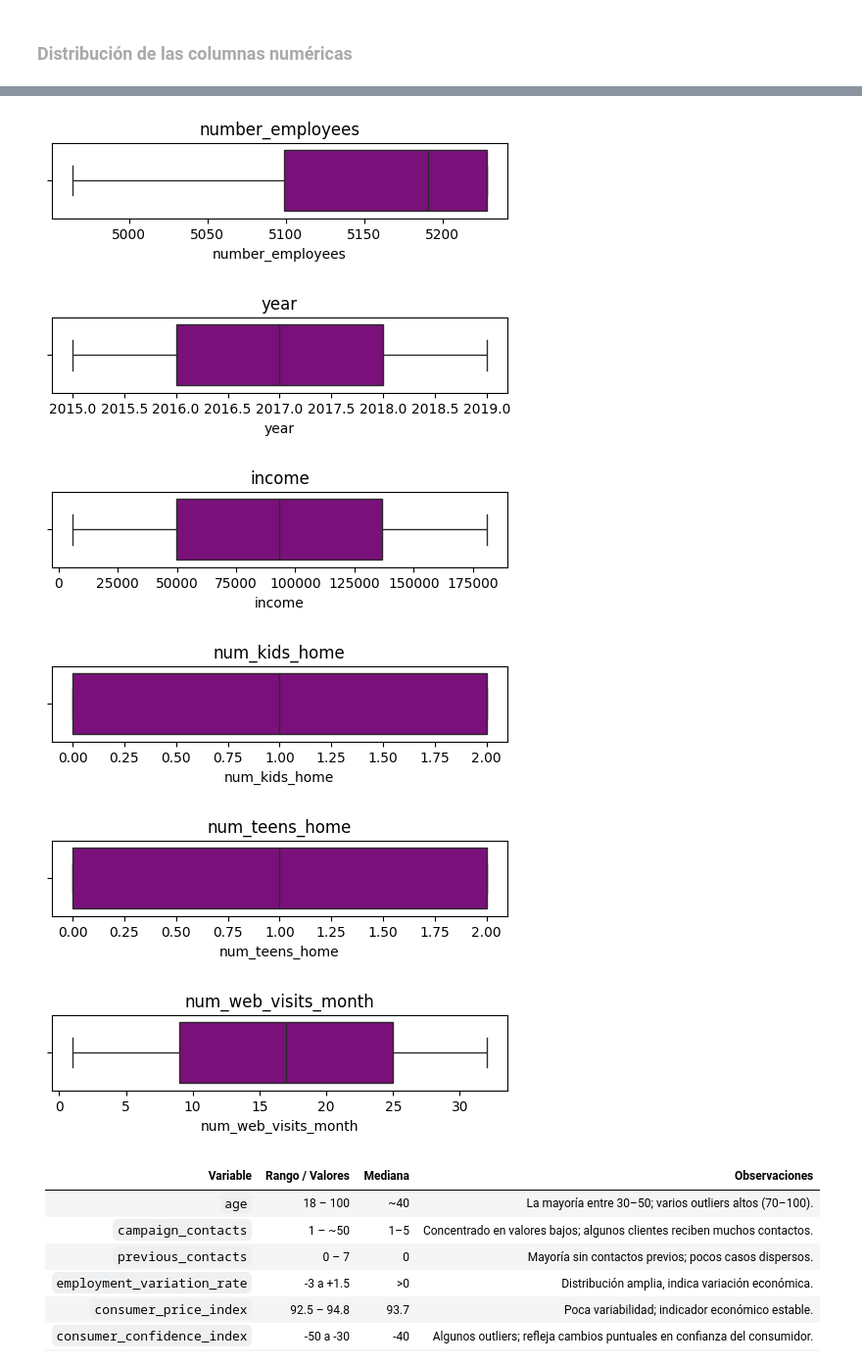
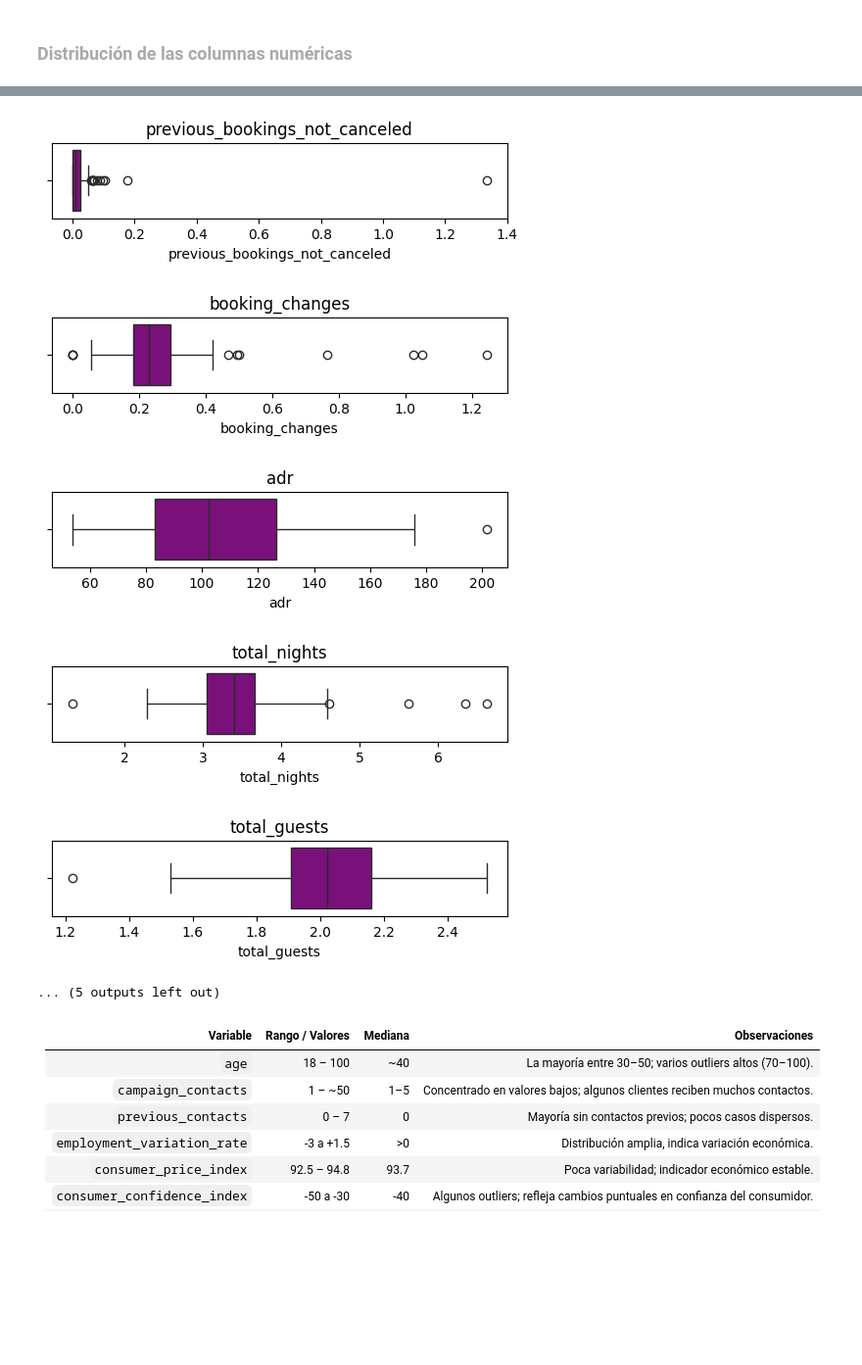
Before and after one commit to lorenalopezarenas/Booking_Reviews, a Jupyter notebook: notebooks/03. EDA.ipynb, the cells around one changed output, grey strips where cells are left out. Shown at 98% size. Saved outputs shown, nothing was run; the diff lists cells and outputs as text; code cells hidden in the pictures; blank space fills up the shorter version.

```diff
--- a/notebooks/03. EDA.ipynb
+++ b/notebooks/03. EDA.ipynb
@@ -29,7 +29,7 @@ from src.soporte2_limpieza import eliminar_columns
 ## <span style="color:gray">**2. Carga de datos**</span> 📥
 # %%
 # Utilizamos los datos que hemos guardado tras la limpieza
-booking_limpio = pd.read_csv("../data/output/booking_limpio.csv")
+booking_eu = pd.read_csv("../data/output/booking_eu.csv")
 reviews_limpio = pd.read_csv("../data/output/reviews_limpio.csv")
 # %%
 # Configuración para mostrar todas las columnas
@@ -101,0 +83,26 @@ df_final.head(3)
+# %%
+reviews_agg = reviews_limpio.groupby(
+    ['review_year_month', 'country']
+).agg({
+    # numéricas → medias
+    'average_score': 'mean',
+    'reviewer_score': 'mean',
+    'total_number_of_reviews': 'mean',
+    'total_number_of_reviews_reviewer_has_given': 'mean',
+    'nights': 'mean',
+
+    # categóricas → moda
+    'hotel_name': lambda x: x.mode()[0],
+    'reviewer_nationality': lambda x: x.mode()[0],
+    'positive_tag': lambda x: x.mode()[0],
+    'negative_tag': lambda x: x.mode()[0],
+    'trip_type': lambda x: x.mode()[0],
+    'group_type': lambda x: x.mode()[0]
+}).reset_index()
+# %%
+df_final = booking_agg.merge(
+    reviews_agg,
+    left_on=['arrival_year_month', 'country'],
+    right_on=['review_year_month', 'country'],
+    how='inner'
+).drop(columns=['review_year_month'])
@@ -176,5 +196,5 @@ Vemos que la columna `customer_since` está en formato str, por lo tanto, la cam
 ### <span style="color:darkgray">Distribución de las columnas numéricas</span>
 # %%
 # Llamamos a la función de boxplots guardada en el archivo de soporte
-boxplots(df_integrado)
+boxplots(df_final)
 # %% [output]
@@ -188,9 +208,9 @@ boxplots(df_integrado)
-[figure, old version]
+[figure, new version]
-[figure, old version]
+[figure, new version]
-[figure, old version]
+[figure, new version]
-[figure, old version]
+[figure, new version]
-[figure, old version]
+[figure, new version]
-[figure, removed]
+... (5 outputs left out)
 # %% [markdown]
 | Variable | Rango / Valores | Mediana | Observaciones |
 |----------|----------------|---------|---------------|
```
Also changed, not shown: parts of 18 cells of this notebook, 1 other file.
